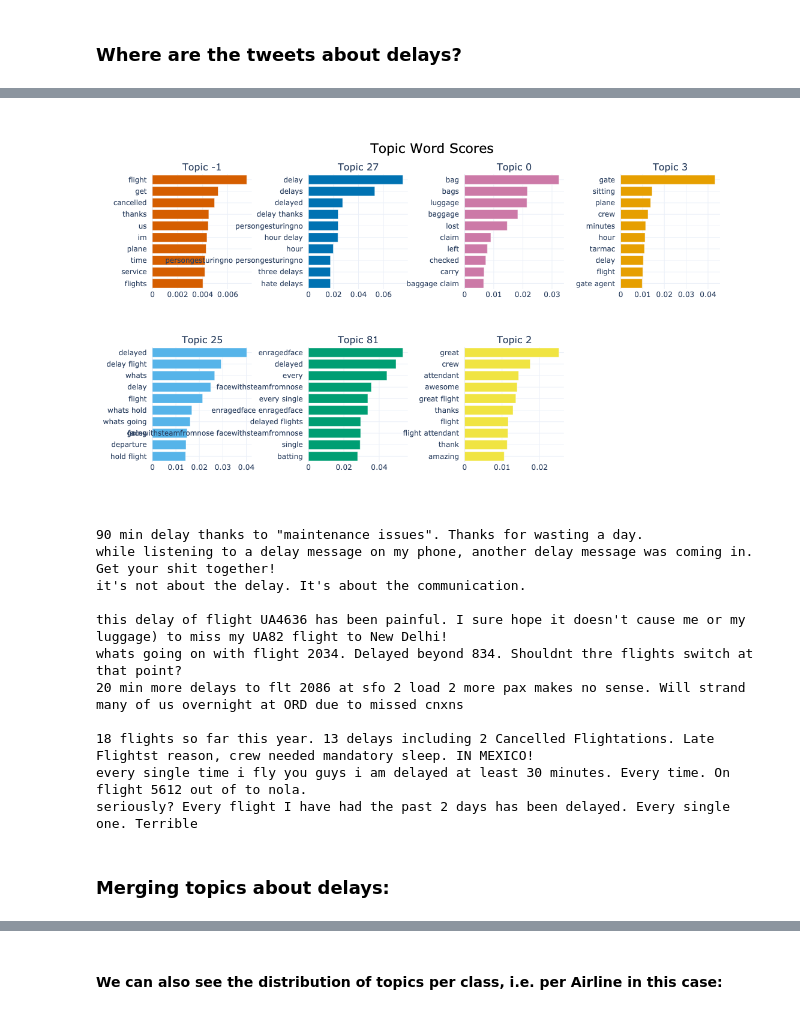
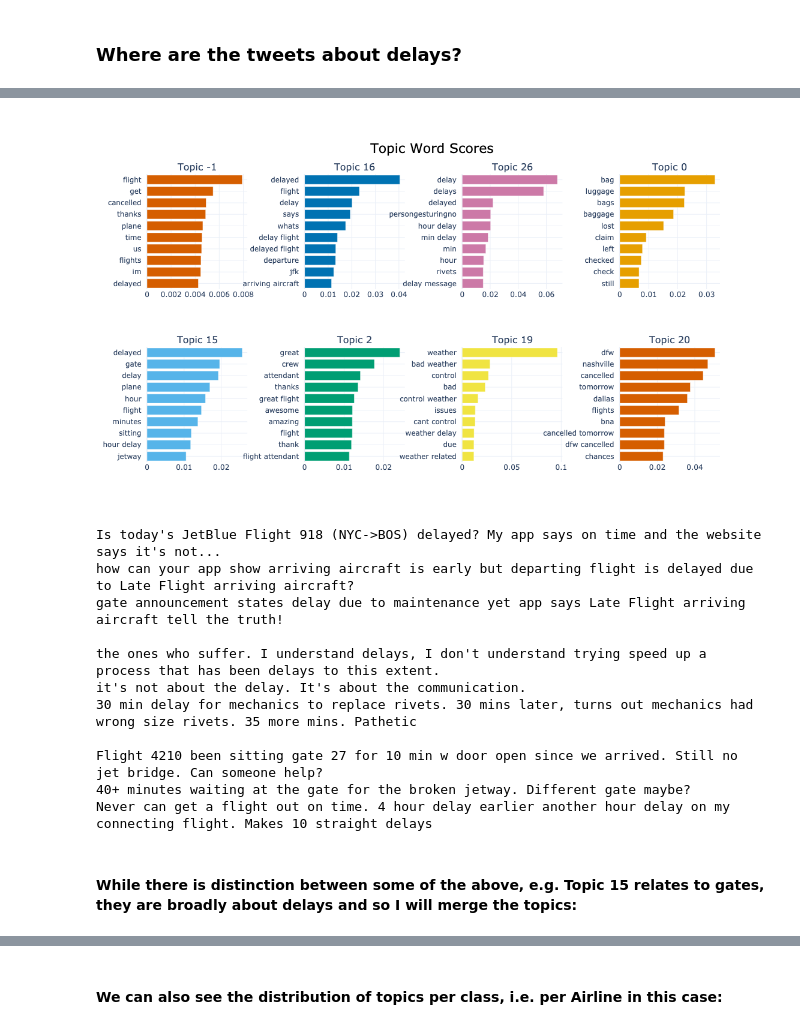
Before and after one commit to gs354/twitter_american_airlines, a Jupyter notebook: notebooks/BERTopic_mpnet_2.ipynb, the cells around one changed output, grey strips where cells are left out. Drawn from its saved outputs; the diff is of its cells as text; code cells hidden in the pictures.

```diff
--- a/notebooks/BERTopic_mpnet_2.ipynb
+++ b/notebooks/BERTopic_mpnet_2.ipynb
@@ -228,28 +232,28 @@ Topic
 Name: count, dtype: int64
 # %%
 barchart = bertmodel_mpnet.visualize_barchart(
-    width=280, height=330, topics=[-1, 27, 0, 3, 25, 81, 2], n_words=10
+    width=280, height=330, topics=[-1, 16, 26, 0, 15, 2, 19, 20], n_words=10
 )
 barchart.show()
 # %% [output]
-[figure, old version]
+[figure, new version]
 # %%
 # Look at samples of the topics that appear to be most specifically about delays:
-for topic in [27, 25, 81]:
+for topic in [16, 26, 15]:
     [print(t) for t in bertmodel_mpnet.get_representative_docs(topic)]
     print()
 # %% [output]
-90 min delay thanks to "maintenance issues". Thanks for wasting a day.
-while listening to a delay message on my phone, another delay message was coming in. Get your shit together!
+Is today's JetBlue Flight 918 (NYC->BOS) delayed? My app says on time and the website says it's not...
+how can your app show arriving aircraft is early but departing flight is delayed due to Late Flight arriving aircraft?
+gate announcement states delay due to maintenance yet app says Late Flight arriving aircraft tell the truth!
+
+the ones who suffer. I understand delays, I don't understand trying speed up a process that has been delays to this extent.
 it's not about the delay. It's about the communication.
+30 min delay for mechanics to replace rivets. 30 mins later, turns out mechanics had wrong size rivets. 35 more mins. Pathetic
 
-this delay of flight UA4636 has been painful. I sure hope it doesn't cause me or my luggage) to miss my UA82 flight to New Delhi!
-whats going on with flight 2034. Delayed beyond 834. Shouldnt thre flights switch at that point?
-20 min more delays to flt 2086 at sfo 2 load 2 more pax makes no sense. Will strand many of us overnight at ORD due to missed cnxns
-
-18 flights so far this year. 13 delays including 2 Cancelled Flightations. Late Flightst reason, crew needed mandatory sleep. IN MEXICO!
-every single time i fly you guys i am delayed at least 30 minutes. Every time. On flight 5612 out of to nola.
-seriously? Every flight I have had the past 2 days has been delayed. Every single one. Terrible
+Flight 4210 been sitting gate 27 for 10 min w door open since we arrived. Still no jet bridge. Can someone help?
+40+ minutes waiting at the gate for the broken jetway. Different gate maybe?
+Never can get a flight out on time. 4 hour delay earlier another hour delay on my connecting flight. Makes 10 straight delays
-# %% [markdown]
-### Merging topics about delays:
+# %% [markdown]
+#### While there is distinction between some of the above, e.g. Topic 15 relates to gates, they are broadly about delays and so I will merge the topics:
 # %%
```
Also changed, not shown: parts of 22 cells of this notebook.
